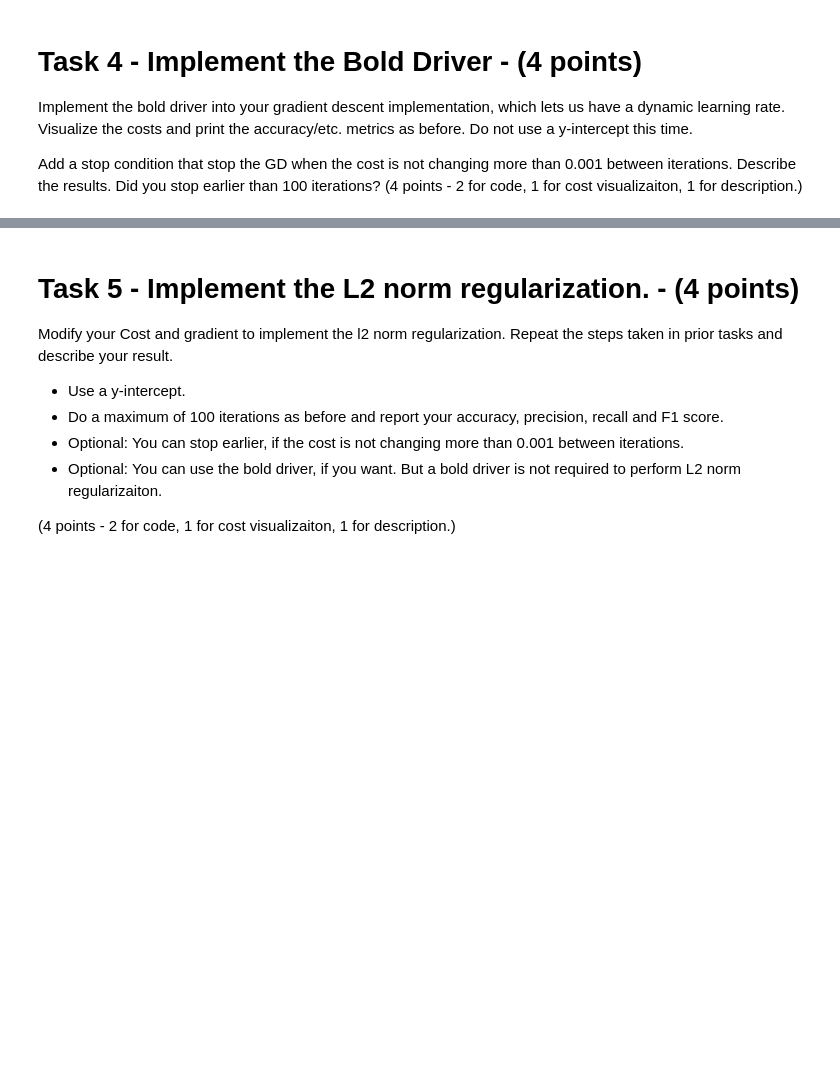
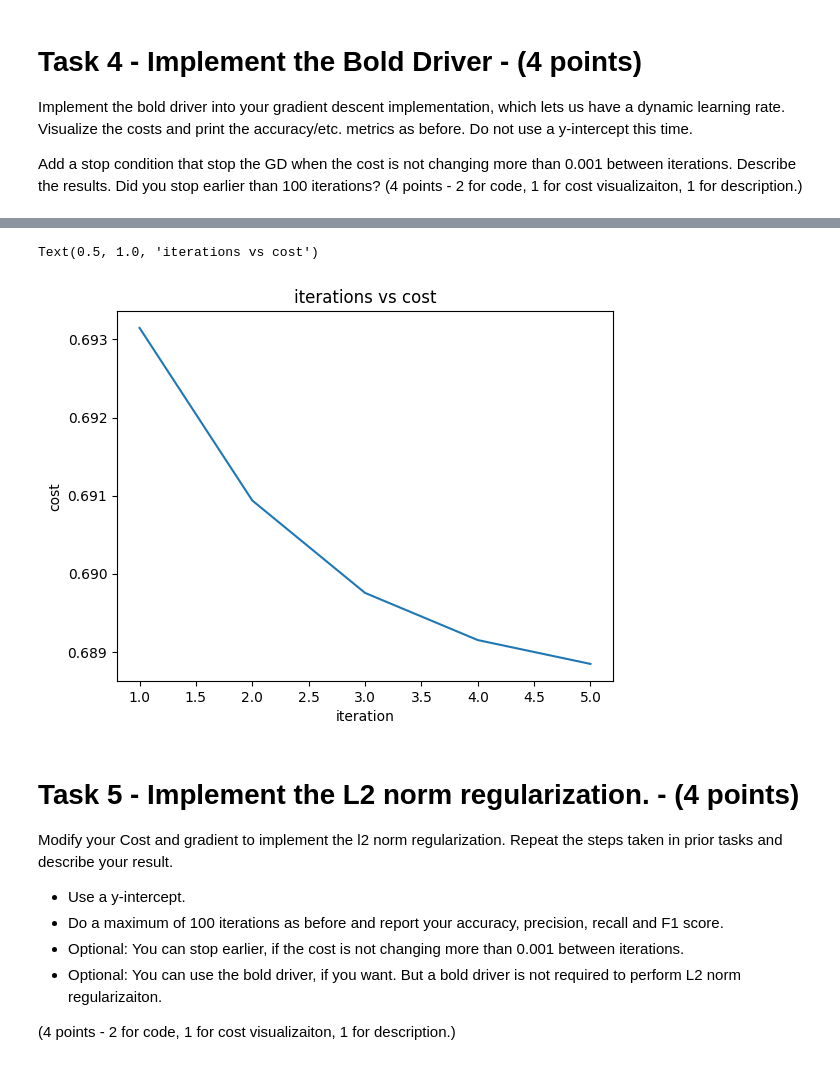
Before and after one commit to kc4stillo/cs329e_analysis, a Jupyter notebook: assignment-6/assignment-6.ipynb, the cells around one changed output, grey strips where cells are left out. Drawn from its saved outputs; the diff is of its cells as text; code cells hidden in the pictures; blank space fills up the shorter version.

```diff
--- a/assignment-6/assignment-6.ipynb
+++ b/assignment-6/assignment-6.ipynb
@@ -207,3 +433,15 @@ Describe the results. Did you stop earlier than 100 iterations?
+# %%
+x = np.arange(1,len(cost_hist)+1)
+y = cost_hist
+
+plt.plot(x,y)
+
+plt.xlabel("iteration")
+plt.ylabel("cost")
+plt.title("iterations vs cost")
+# %% [output]
+Text(0.5, 1.0, 'iterations vs cost')
+[figure, added]
 # %% [markdown]
 # Task 5 - Implement the L2 norm regularization.  - (4 points)
 
```
Also changed, not shown: parts of 19 cells of this notebook, 1 other file.
